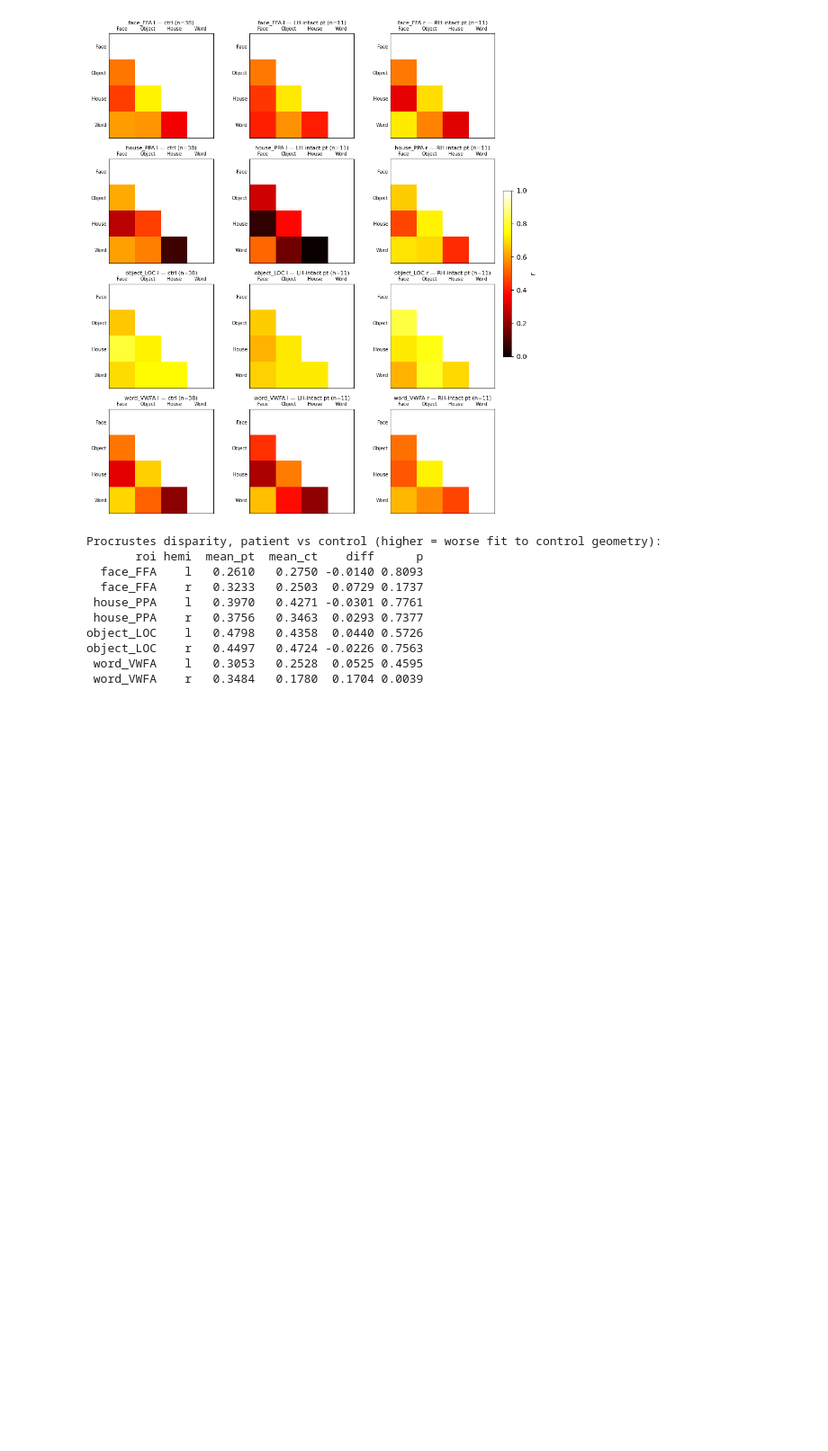
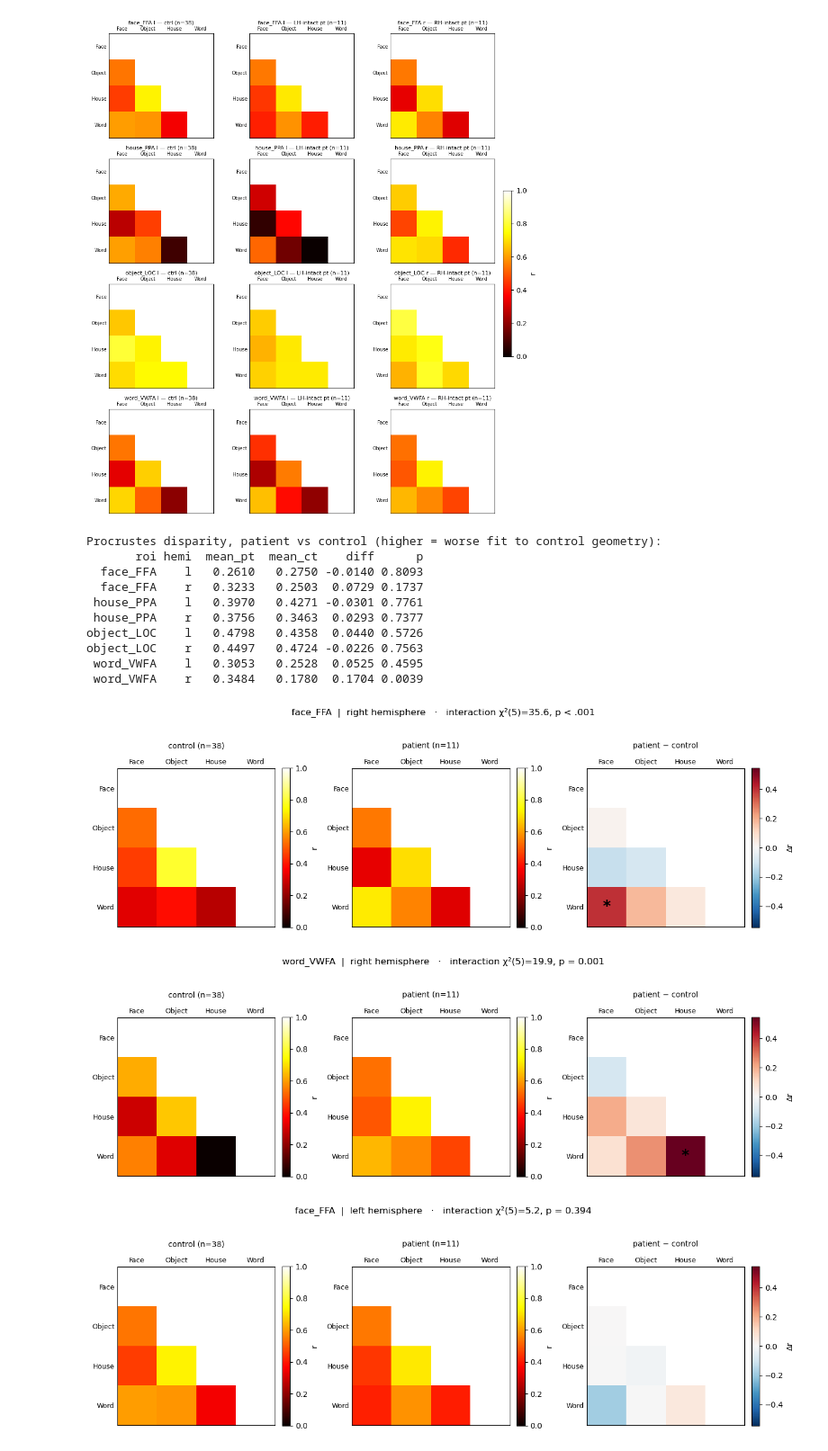
Before and after one commit to cnsimmons/sym_pt, a Jupyter notebook: D_liu/category_rsa_geometry.ipynb, the cells around one changed output. Shown at 90% size. Drawn from its saved outputs; the diff is of its cells as text; code cells hidden in the pictures; blank space fills up the shorter version.

```diff
--- a/D_liu/category_rsa_geometry.ipynb
+++ b/D_liu/category_rsa_geometry.ipynb
@@ -302,3 +450,68 @@ object_LOC    l   0.4798   0.4358  0.0440 0.5726
 object_LOC    r   0.4497   0.4724 -0.0226 0.7563
  word_VWFA    l   0.3053   0.2528  0.0525 0.4595
  word_VWFA    r   0.3484   0.1780  0.1704 0.0039
+# %%
+# ─── Measures 2+3: RDM triptych (ctrl | patient | difference) per ROI ────
+def mean_rdm(s, grp):
+    mats = list(subj_mats(s, grp).values())
+    return (np.nanmean(np.stack(mats), axis=0), len(mats)) if mats else (np.full((4,4), np.nan), 0)
+
+LAB = ['Face','Object','House','Word']
+
+def _mask_upper(M):
+    return np.where(np.triu(np.ones_like(M, bool), k=1), np.nan, M)
+
+PLOT = [('face_FFA','r'), ('word_VWFA','r'), ('face_FFA','l')]
+
+# global symmetric scale across all difference panels
+dmax = 0.0
+for roi, hemi in PLOT:
+    s = stratum(df, roi, hemi)
+    C, _ = mean_rdm(s, 'control'); P, _ = mean_rdm(s, 'patient')
+    D = P - C; np.fill_diagonal(D, np.nan)
+    if np.isfinite(D).any():
+        dmax = max(dmax, np.nanmax(np.abs(D)))
+
+def plot_rdm_diff(roi, hemi, gdmax):
+    s = stratum(df, roi, hemi)
+    C, nc = mean_rdm(s, 'control')
+    P, npt = mean_rdm(s, 'patient')
+    D = P - C
+    np.fill_diagonal(D, np.nan)
+
+    o = omni[(omni.roi==roi) & (omni.hemi==hemi)].iloc[0]
+    fig, axes = plt.subplots(1, 3, figsize=(13, 4.4))
+
+    specs = [(_mask_upper(C), f'control (n={nc})', 'hot', 0, 1, 'r'),
+             (_mask_upper(P), f'patient (n={npt})', 'hot', 0, 1, 'r'),
+             (_mask_upper(D), 'patient − control', 'RdBu_r', -gdmax, gdmax, 'Δr')]
+    for ax, (M, ttl, cmap, vmin, vmax, cbar_lab) in zip(axes, specs):
+        im = ax.imshow(M, cmap=cmap, vmin=vmin, vmax=vmax)
+        ax.set_xticks(range(4)); ax.set_yticks(range(4))
+        ax.set_xticklabels(LAB, fontsize=9); ax.set_yticklabels(LAB, fontsize=9)
+        ax.xaxis.tick_top(); ax.tick_params(length=0)
+        ax.set_title(ttl, fontsize=10, pad=14)
+        if cbar_lab == 'Δr':
+            for pr in PAIRS_SORTED:
+                row = posthoc[(posthoc.roi==roi)&(posthoc.hemi==hemi)&(posthoc.pair==pr)]
+                if len(row) and bool(row['survives'].iloc[0]):
+                    a, b = pr.split('-'); i, j = LAB.index(a.title()), LAB.index(b.title())
+                    lo, hi = max(i,j), min(i,j)
+                    ax.text(hi, lo, '*', ha='center', va='center', color='black',
+                            fontsize=20, fontweight='bold')
+        fig.colorbar(im, ax=ax, fraction=0.046, pad=0.04, label=cbar_lab)
+
+    p_str = "p < .001" if o["p"] < .001 else f"p = {o['p']:.3f}"
+    fig.suptitle(f'{roi}  |  {HEMIS[hemi]} hemisphere   ·   '
+                 f'interaction χ²(5)={o["chi2"]:.1f}, {p_str}',
+                 fontsize=12, y=1.02)
+    plt.tight_layout()
+    plt.savefig(FIG_DIR / f'rdm_diff_{roi}_{hemi}.png', dpi=300, bbox_inches='tight')
+    plt.show()
+
+for roi, hemi in PLOT:
+    plot_rdm_diff(roi, hemi, dmax)
+# %% [output]
+[figure, added]
+[figure, added]
+[figure, added]
```
Also changed, not shown: parts of 3 cells of this notebook.
